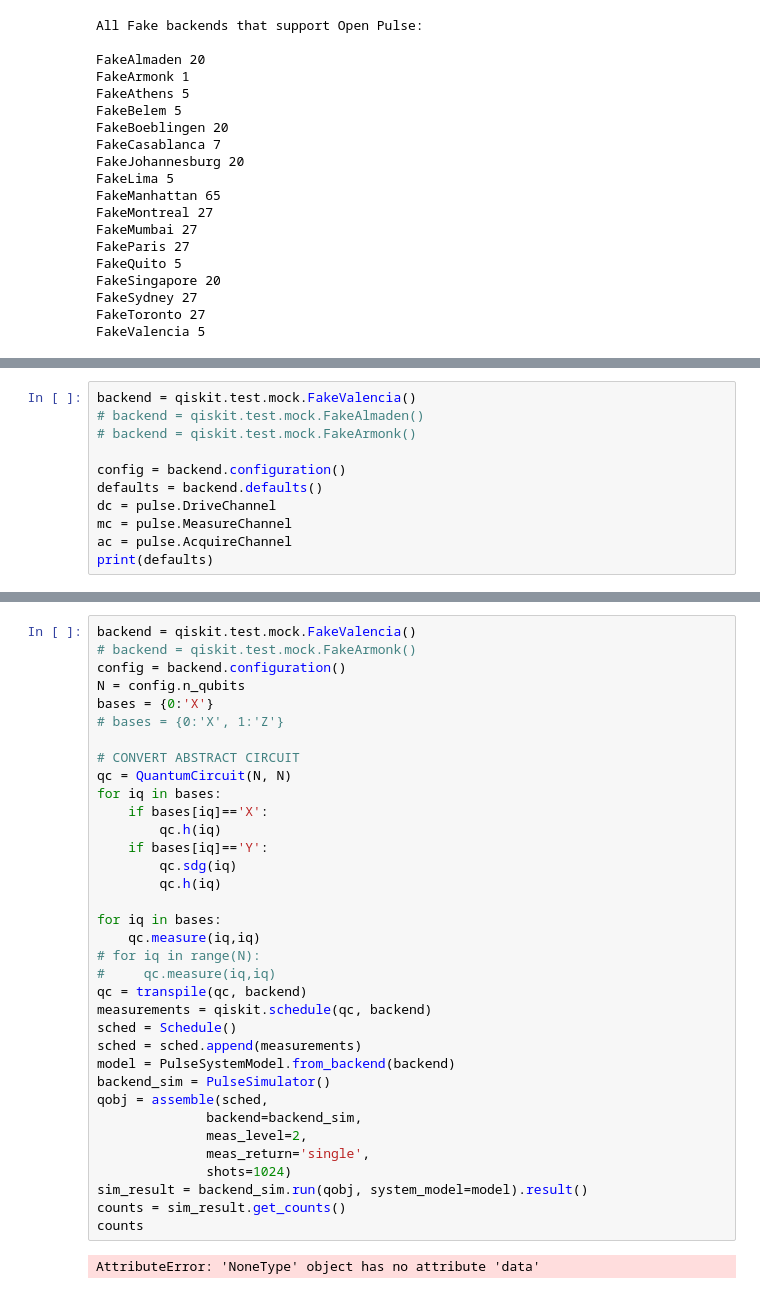
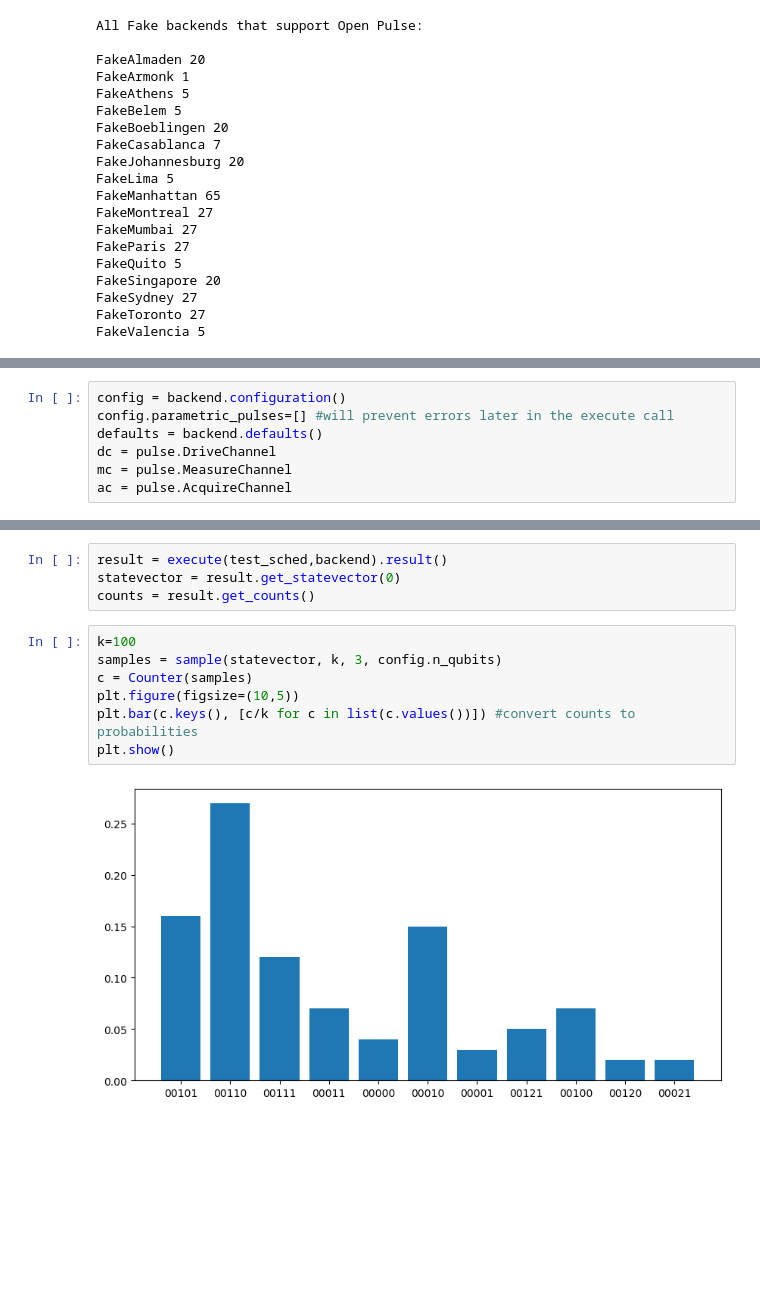
Before and after one commit to faraimazh/Pulse-level-VQE, a Jupyter notebook: measurements.ipynb, the cells around one changed output, grey strips where cells are left out. Saved outputs shown, nothing was run; the diff lists cells and outputs as text; blank space fills up the shorter version.

```diff
--- a/measurements.ipynb
+++ b/measurements.ipynb
@@ -94,11 +123,7 @@ def fmeasure(bases, sched, backend):
 # %%
-backend = qiskit.test.mock.FakeValencia()
-# backend = qiskit.test.mock.FakeAlmaden()
-# backend = qiskit.test.mock.FakeArmonk()
-
 config = backend.configuration()
+config.parametric_pulses=[] #will prevent errors later in the execute call
 defaults = backend.defaults()
 dc = pulse.DriveChannel
 mc = pulse.MeasureChannel
 ac = pulse.AcquireChannel
-print(defaults)
@@ -189,37 +145,13 @@ sched |= Play(SamplePulse(defaults.pulse_library[ind].samples, name=defaults.pul
-# %%
-backend = qiskit.test.mock.FakeValencia()
-# backend = qiskit.test.mock.FakeArmonk()
-config = backend.configuration()
-N = config.n_qubits
-bases = {0:'X'}
-# bases = {0:'X', 1:'Z'}
-
-# CONVERT ABSTRACT CIRCUIT
-qc = QuantumCircuit(N, N)
-for iq in bases:
-    if bases[iq]=='X':
-        qc.h(iq)
-    if bases[iq]=='Y':
-        qc.sdg(iq)
-        qc.h(iq)
-
-for iq in bases:
-    qc.measure(iq,iq)
-# for iq in range(N):
-#     qc.measure(iq,iq)
-qc = transpile(qc, backend)
-measurements = qiskit.schedule(qc, backend)
-sched = Schedule()
-sched = sched.append(measurements)
-model = PulseSystemModel.from_backend(backend)
-backend_sim = PulseSimulator()
-qobj = assemble(sched,
-              backend=backend_sim,
-              meas_level=2,
-              meas_return='single',
-              shots=1024)
-sim_result = backend_sim.run(qobj, system_model=model).result()
-counts = sim_result.get_counts()
-counts
-# %% [output]
-AttributeError: 'NoneType' object has no attribute 'data'
+# %%
+result = execute(test_sched,backend).result()
+statevector = result.get_statevector(0)
+counts = result.get_counts()
+# %%
+k=100
+samples = sample(statevector, k, 3, config.n_qubits)
+c = Counter(samples)
+plt.figure(figsize=(10,5))
+plt.bar(c.keys(), [c/k for c in list(c.values())]) #convert counts to probabilities
+plt.show()
+# %% [output]
+[figure, added]
```
Also changed, not shown: parts of 13 cells of this notebook.
